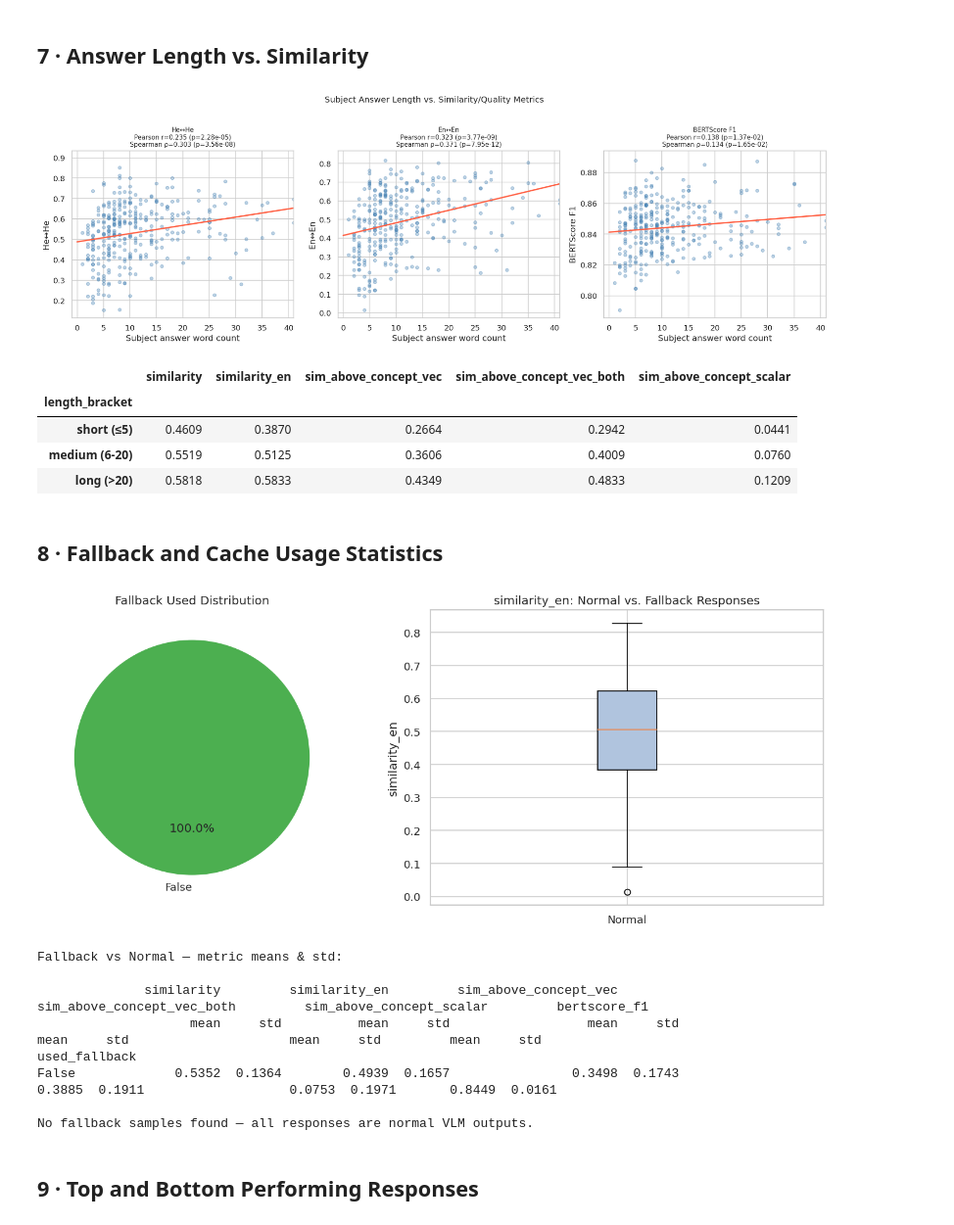
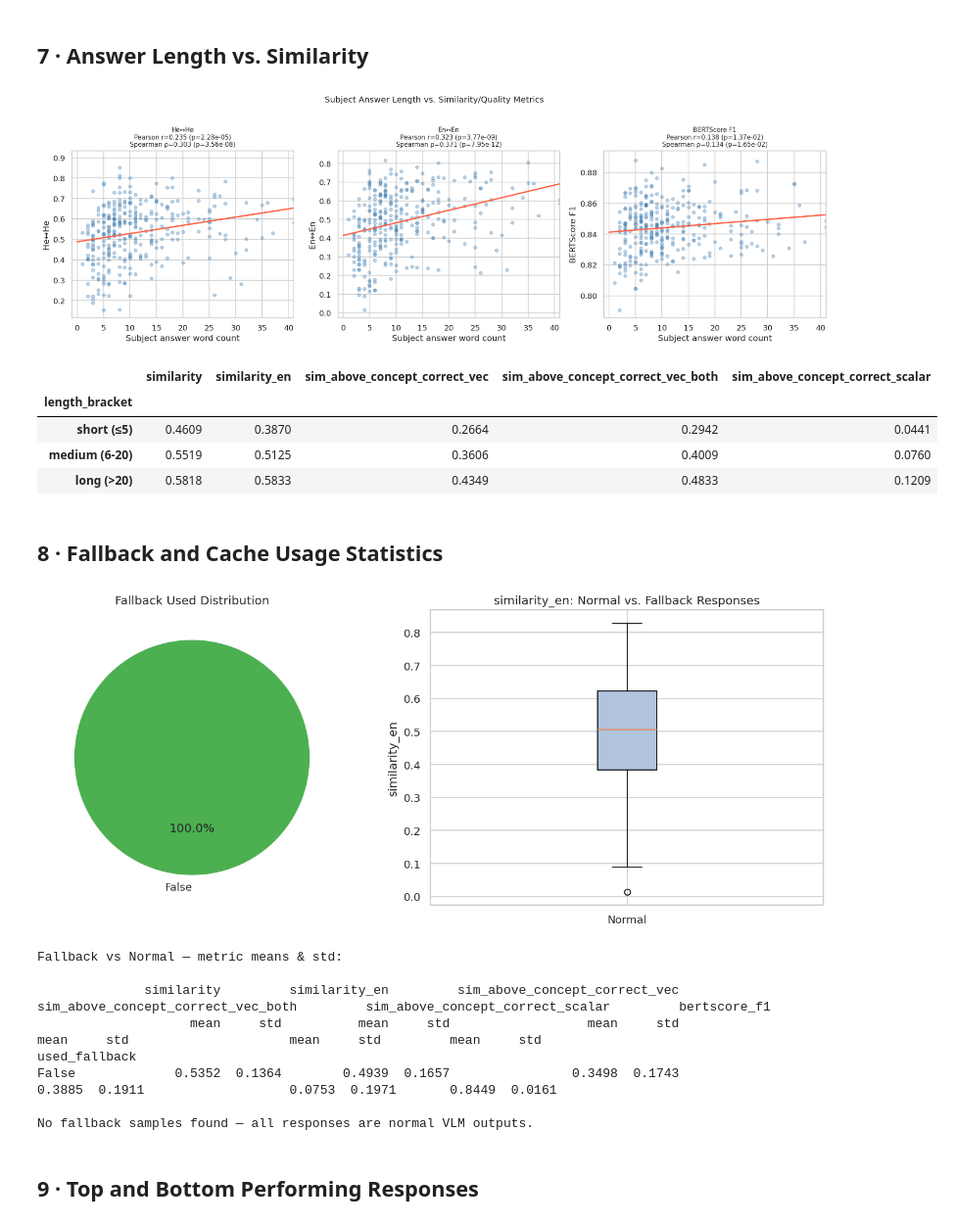
Before and after one commit to ArielKravinsky/systems-thinking-vlm, a Jupyter notebook: analysis_qwen_results.ipynb, the cells around one changed output. Shown at 98% size. Cells and saved outputs as stored; diff of their text form; code cells hidden in the pictures.

```diff
--- a/analysis_qwen_results.ipynb
+++ b/analysis_qwen_results.ipynb
@@ -47,7 +47,7 @@ with open(RESULTS_FILE) as f:
 
 # Keep only fully-populated records (skip entries that only have a timestamp)
 REQUIRED = ["stem", "similarity", "similarity_en", "bertscore_f1", "concept_sim_en",
-            "sim_above_concept_scalar", "sim_above_concept_vec", "sim_above_concept_vec_both", "subject_word_count"]
+            "sim_above_concept_correct_scalar", "sim_above_concept_correct_vec", "sim_above_concept_correct_vec_both", "subject_word_count"]
 full_records = [r for r in raw if all(k in r and r[k] != "" for k in REQUIRED)]
 
 df_raw = pd.DataFrame(full_records)
@@ -68,7 +68,7 @@ NUMERIC = [
     "similarity", "similarity_percent",
     "similarity_en", "similarity_en_percent",
     "similarity_labse_he", "similarity_labse_he_percent",
-    "concept_sim_en", "sim_above_concept_scalar", "sim_above_concept_vec", "sim_above_concept_vec_both",
+    "concept_sim_en", "sim_above_concept_correct_scalar", "sim_above_concept_correct_vec", "sim_above_concept_correct_vec_both",
     "bertscore_precision", "bertscore_recall", "bertscore_f1",
     "subject_word_count",
 ]
@@ -287,35 +287,35 @@ fig, axes = plt.subplots(1, 3, figsize=(16, 5))
 for ax, (col, label) in zip(axes, targets):
     y = df[col]
     ax.scatter(wc, y, alpha=0.35, s=20, color="steelblue")
     # Cap long outliers for readability
     xlim = wc.quantile(0.97)
     ax.set_xlim(-1, xlim)
     mask = wc <= xlim
     m, b = np.polyfit(wc[mask], y[mask], 1)
     x_line = np.linspace(0, xlim, 100)
     ax.plot(x_line, m*x_line + b, color="tomato", linewidth=2)
     r_p, p_p = stats.pearsonr(wc[mask], y[mask])
     r_s, p_s = stats.spearmanr(wc[mask], y[mask])
     ax.set_xlabel("Subject answer word count")
     ax.set_ylabel(label)
     ax.set_title(f"{label}\nPearson r={r_p:.3f} (p={p_p:.2e})\nSpearman ρ={r_s:.3f} (p={p_s:.2e})",
                  fontsize=9)
 
 plt.suptitle("Subject Answer Length vs. Similarity/Quality Metrics", fontsize=12, y=1.02)
 plt.tight_layout()
 plt.show()
 
 # Bracket analysis: short (≤5), medium (6–20), long (>20)
 df["length_bracket"] = pd.cut(df["subject_word_count"],
                                bins=[0, 5, 20, 9999],
                                labels=["short (≤5)", "medium (6-20)", "long (>20)"])
 df.groupby("length_bracket")[[
     "similarity", "similarity_en",
-    "sim_above_concept_vec", "sim_above_concept_vec_both", "sim_above_concept_scalar"
+    "sim_above_concept_correct_vec", "sim_above_concept_correct_vec_both", "sim_above_concept_correct_scalar"
 ]].mean().round(4)
 # %% [output]
 [figure]
-|  | similarity | similarity_en | sim_above_concept_vec | sim_above_concept_vec_both | sim_above_concept_scalar |
+|  | similarity | similarity_en | sim_above_concept_correct_vec | sim_above_concept_correct_vec_both | sim_above_concept_correct_scalar |
 | length_bracket |  |  |  |  |  |
 | short (≤5) | 0.4609 | 0.3870 | 0.2664 | 0.2942 | 0.0441 |
 | medium (6-20) | 0.5519 | 0.5125 | 0.3606 | 0.4009 | 0.0760 |
@@ -349,7 +349,7 @@ plt.show()
 
 ft = df.groupby("used_fallback")[[
     "similarity", "similarity_en",
-    "sim_above_concept_vec", "sim_above_concept_vec_both", "sim_above_concept_scalar",
+    "sim_above_concept_correct_vec", "sim_above_concept_correct_vec_both", "sim_above_concept_correct_scalar",
     "bertscore_f1"
 ]].agg(["mean", "std"]).round(4)
 print("\nFallback vs Normal — metric means & std:\n")
@@ -358,7 +358,7 @@ print(ft.to_string())
 # Statistical test (Mann-Whitney)
 if all(v in df["used_fallback"].values for v in [True, False]):
     from scipy.stats import mannwhitneyu
-    for col in ["similarity_en", "sim_above_concept_vec", "sim_above_concept_vec_both", "bertscore_f1"]:
+    for col in ["similarity_en", "sim_above_concept_correct_vec", "sim_above_concept_correct_vec_both", "bertscore_f1"]:
         a = df.loc[df["used_fallback"] == False, col].dropna()
         b = df.loc[df["used_fallback"] == True,  col].dropna()
         if len(b) > 0:
@@ -370,7 +370,7 @@ else:
 [figure]
 Fallback vs Normal — metric means & std:
 
-              similarity         similarity_en         sim_above_concept_vec         sim_above_concept_vec_both         sim_above_concept_scalar         bertscore_f1
+              similarity         similarity_en         sim_above_concept_correct_vec         sim_above_concept_correct_vec_both         sim_above_concept_correct_scalar         bertscore_f1
                     mean     std          mean     std                  mean     std                       mean     std                     mean     std         mean     std
 used_fallback
 False             0.5352  0.1364        0.4939  0.1657                0.3498  0.1743                     0.3885  0.1911                   0.0753  0.1971       0.8449  0.0161
```
Also changed, not shown: parts of 16 cells of this notebook, 23 other files.
